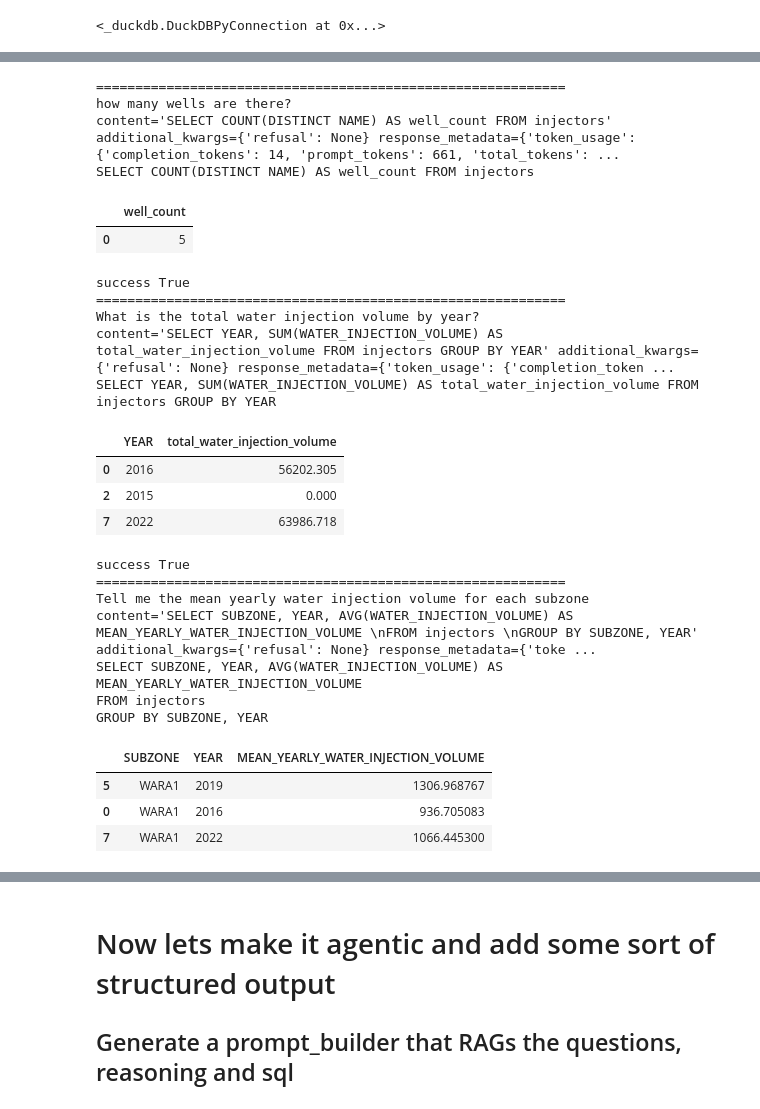
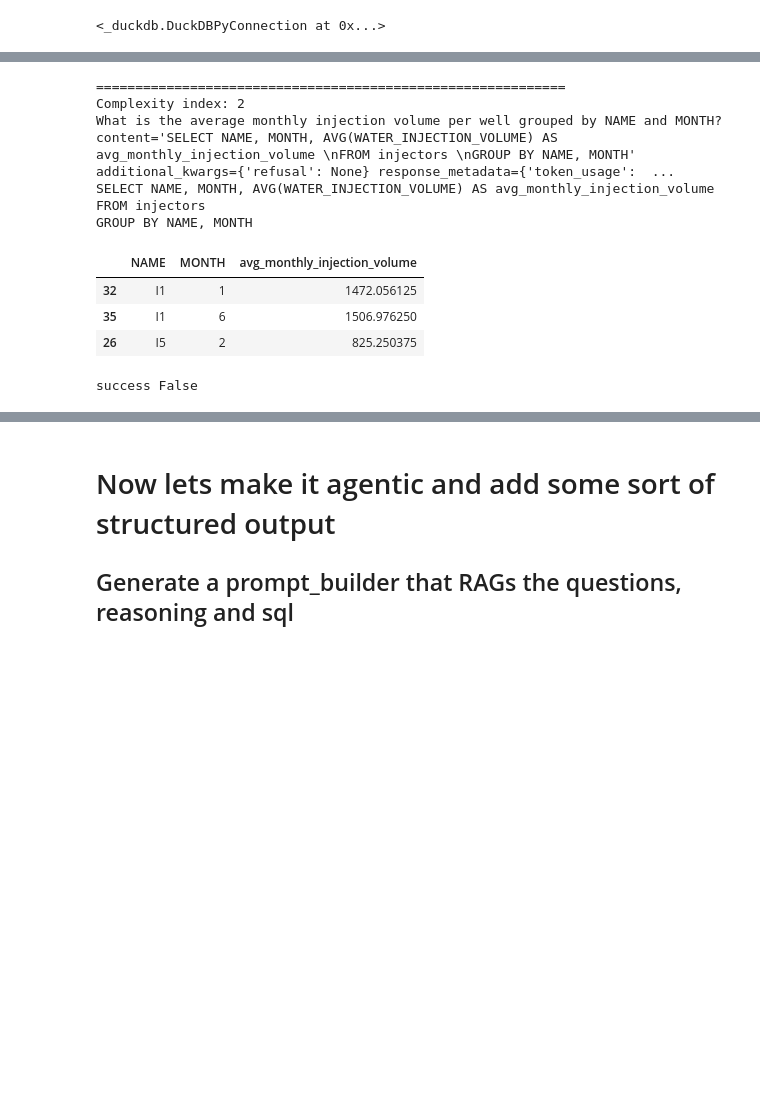
Before and after one commit to xavierbox/AgenticWaterfloodInsights3, a Jupyter notebook: notebooks/duckdb_play.ipynb, the cells around one changed output, grey strips where cells are left out. Cells and saved outputs as stored; diff of their text form; code cells hidden in the pictures; blank space fills up the shorter version.

```diff
--- a/notebooks/duckdb_play.ipynb
+++ b/notebooks/duckdb_play.ipynb
@@ -76,6 +370,7 @@ semantic_catalog, sql_idioms, semantic_context = load_semantics( Path("../semant
 rules, idiom_context = load_idiom_rules( idiom = 'duckdb',path = Path("../semantics/idioms.json") )
 # %%
 
+query = 'fdfgdfgdg'
 prompt_template = """
 You are an expert SQL generator for DuckDB based on the
 following database schema and description:
@@ -93,6 +388,7 @@ following database schema and description:
 ALWAYS use {idiom} compliant SQL syntax.
 Examples:
 {idiom_examples}
+
 
 # Business context:
 Active wells within a given timeframe:
@@ -151,73 +447,65 @@ rank wells by their variability (std) in water injection volume (the higher the
 # %%
 query1 = "how many wells are there?"
 query2 = "What is the total water injection volume by year?"
 query3 = "Tell me the mean yearly water injection volume for each subzone"
 query4 = "rank wells by their variability (std) in water injection volume (the higher the grater the rank)?"
 query5 = "whats the frequency of observations in the dataset (D, M, Y) ?"
 query6 = "summarize the injection data"
+query7 = "Which well had the single highest WATER_INJECTION_VOLUME reading at any point in time and what was that reading?"
+query8 = "What is the average monthly injection volume per well grouped by NAME and MONTH?"
+query9 = """For each SUBZONE compute the year-over-year percentage change in total injection
+volume and report the largest drop
+"""
 
 
 queries = [
-    (query1, lambda x: int(x.loc[0,:].values[0]) == 5 ),
-    (query2, lambda x: abs(float(x.loc[ x['YEAR'] == 2016, :].values[0][1]) - 56202.305) < 0.01),
-    (query3, lambda x: abs(1306.96-float(x.set_index(['YEAR', 'SUBZONE']).iloc[:, 0].loc[(2019,'WARA1')]))<0.01),
-    (query4, lambda x: (x.loc[x['NAME'] == 'I1', x.columns[-1]] == 1).any() ),
-    #(query5, lambda x: False),
-    #(query6, lambda x: False),
-    ]
+    #(query1, lambda x: int(x.loc[0,:].values[0]) == 5, 1),
+    #(query2, lambda x: abs(float(x.loc[ x["YEAR"] == 2016, :].values[0][1]) - 56202.305) < 0.01, 2),
+    #(query3, lambda x: abs(1306.96 - float(x.set_index(["YEAR", "SUBZONE"]).iloc[:, 0].loc[(2019, "WARA1")])) < 0.01, 2),
+    #(query4, lambda x: (x.loc[x["NAME"] == "I1", x.columns[-1]] == 1).any(), 2),
+    #(query7, lambda x: (x.shape[0] == 1 and (x.iloc[0]["NAME"] == "I1") and abs(float(x.iloc[0]["WATER_INJECTION_VOLUME"]) - 3537.0) < 0.1), 1),
+    (query8, lambda x: False, 2),
+    #(query9, lambda x: False, 3),
+]
 
-for n,query_item in enumerate(queries):
-    query = query_item[0]
-    print(60 * '=')
+for n, query_item in enumerate(queries):
+    query, checking_fn, complexity = query_item
+    print(60 * "=")
+    print(f"Complexity index: {complexity}")
     print(query)
 
     prompt = prompt_template.format(
-    user_query=query,
-    context_lines=context_yaml,
-    idiom=idiom_name,
-    idiom_examples=idiom_examples
+        user_query=query,
+        context_lines=context_yaml,
+        idiom=idiom_name,
+        idiom_examples=idiom_examples
     )
     response = llm.invoke(prompt)
 
     print(response)
 
     # execute the generated SQL
     sql = response.content.strip()
     print(sql)
 
     try:
         result = con.execute(sql).fetchdf()
-        display(result.sample( min(3, result.shape[0]) ))
+        display(result.sample(min(3, result.shape[0])))
 
         # check result
-        checking_fn = query_item[1]
-        print('success', checking_fn(result))
+        print("success", checking_fn(result))
     except Exception as e:
-        print('error executing SQL:', e)
+        print("error", e)
 # %% [output]
 ============================================================
-how many wells are there?
-content='SELECT COUNT(DISTINCT NAME) AS well_count FROM injectors' additional_kwargs={'refusal': None} response_metadata={'token_usage': {'completion_tokens': 14, 'prompt_tokens': 661, 'total_tokens': ...
-SELECT COUNT(DISTINCT NAME) AS well_count FROM injectors
+Complexity index: 2
+What is the average monthly injection volume per well grouped by NAME and MONTH?
+content='SELECT NAME, MONTH, AVG(WATER_INJECTION_VOLUME) AS avg_monthly_injection_volume \nFROM injectors \nGROUP BY NAME, MONTH' additional_kwargs={'refusal': None} response_metadata={'token_usage':  ...
+SELECT NAME, MONTH, AVG(WATER_INJECTION_VOLUME) AS avg_monthly_injection_volume
+FROM injectors
+GROUP BY NAME, MONTH
-|  | well_count |
-| 0 | 5 |
+|  | NAME | MONTH | avg_monthly_injection_volume |
+| 32 | I1 | 1 | 1472.056125 |
+| 35 | I1 | 6 | 1506.976250 |
+| 26 | I5 | 2 | 825.250375 |
-success True
-============================================================
-What is the total water injection volume by year?
-content='SELECT YEAR, SUM(WATER_INJECTION_VOLUME) AS total_water_injection_volume FROM injectors GROUP BY YEAR' additional_kwargs={'refusal': None} response_metadata={'token_usage': {'completion_token ...
-SELECT YEAR, SUM(WATER_INJECTION_VOLUME) AS total_water_injection_volume FROM injectors GROUP BY YEAR
+success False
-|  | YEAR | total_water_injection_volume |
-| 0 | 2016 | 56202.305 |
-| 2 | 2015 | 0.000 |
-| 7 | 2022 | 63986.718 |
-success True
-============================================================
-Tell me the mean yearly water injection volume for each subzone
-content='SELECT SUBZONE, YEAR, AVG(WATER_INJECTION_VOLUME) AS MEAN_YEARLY_WATER_INJECTION_VOLUME \nFROM injectors \nGROUP BY SUBZONE, YEAR' additional_kwargs={'refusal': None} response_metadata={'toke ...
-SELECT SUBZONE, YEAR, AVG(WATER_INJECTION_VOLUME) AS MEAN_YEARLY_WATER_INJECTION_VOLUME
-FROM injectors
-GROUP BY SUBZONE, YEAR
-|  | SUBZONE | YEAR | MEAN_YEARLY_WATER_INJECTION_VOLUME |
-| 5 | WARA1 | 2019 | 1306.968767 |
-| 0 | WARA1 | 2016 | 936.705083 |
-| 7 | WARA1 | 2022 | 1066.445300 |
```
Also changed, not shown: parts of 13 cells of this notebook, 3 other files.
